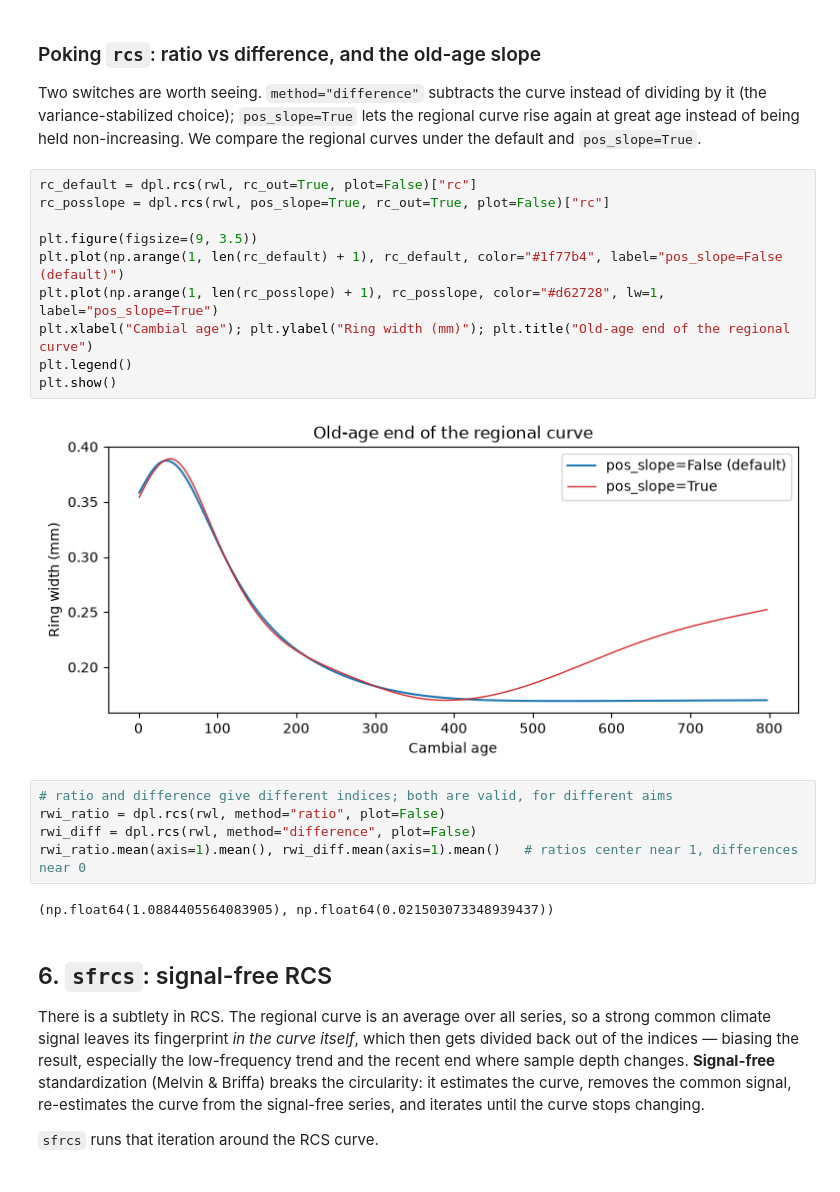
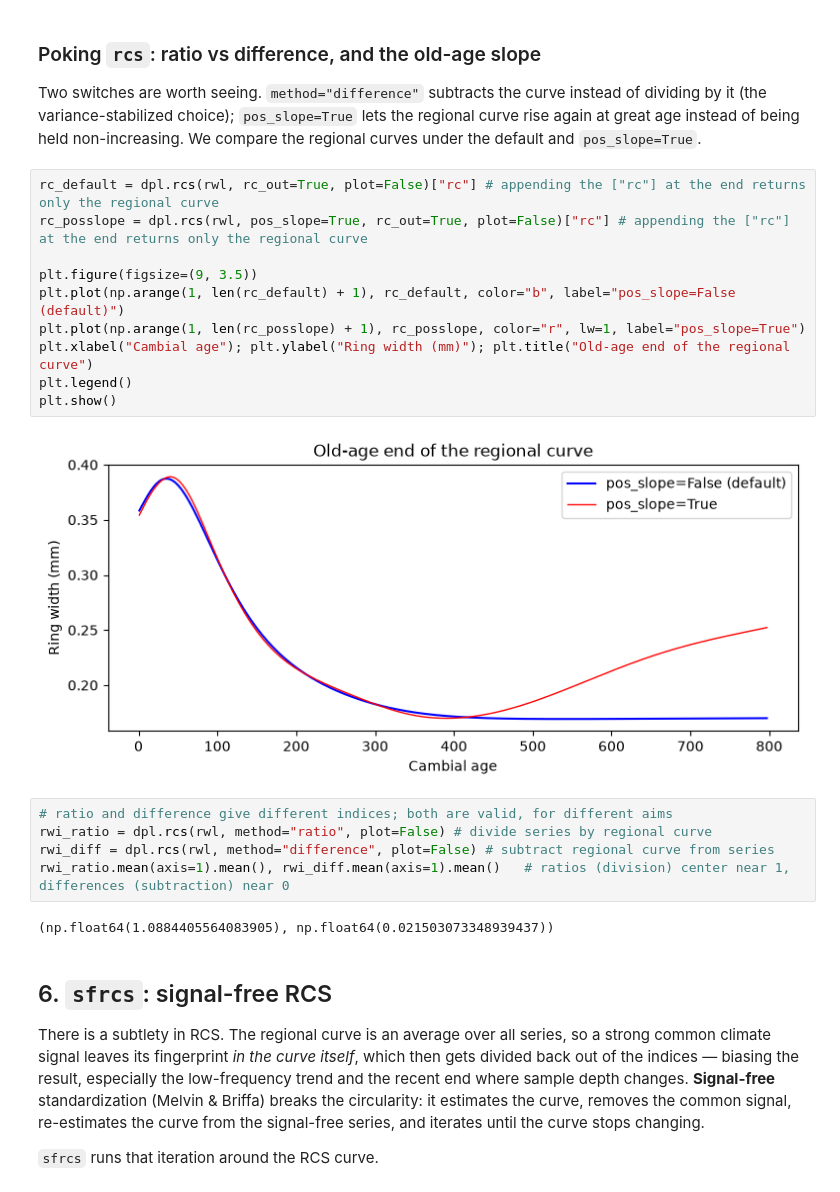
Before and after one commit to OpenDendro/dplPy, a Jupyter notebook: notebooks/rcs_demonstration.ipynb, the cells around one changed output. Drawn from its saved outputs; the diff is of its cells as text.

```diff
--- a/notebooks/rcs_demonstration.ipynb
+++ b/notebooks/rcs_demonstration.ipynb
@@ -145,22 +152,22 @@ dividing by it (the variance-stabilized choice); `pos_slope=True` lets the regio
 curve rise again at great age instead of being held non-increasing. We compare the
 regional curves under the default and `pos_slope=True`.
 # %%
-rc_default = dpl.rcs(rwl, rc_out=True, plot=False)["rc"]
-rc_posslope = dpl.rcs(rwl, pos_slope=True, rc_out=True, plot=False)["rc"]
+rc_default = dpl.rcs(rwl, rc_out=True, plot=False)["rc"] # appending the ["rc"] at the end returns only the regional curve
+rc_posslope = dpl.rcs(rwl, pos_slope=True, rc_out=True, plot=False)["rc"] # appending the ["rc"] at the end returns only the regional curve
 
 plt.figure(figsize=(9, 3.5))
-plt.plot(np.arange(1, len(rc_default) + 1), rc_default, color="#1f77b4", label="pos_slope=False (default)")
-plt.plot(np.arange(1, len(rc_posslope) + 1), rc_posslope, color="#d62728", lw=1, label="pos_slope=True")
+plt.plot(np.arange(1, len(rc_default) + 1), rc_default, color="b", label="pos_slope=False (default)")
+plt.plot(np.arange(1, len(rc_posslope) + 1), rc_posslope, color="r", lw=1, label="pos_slope=True")
 plt.xlabel("Cambial age"); plt.ylabel("Ring width (mm)"); plt.title("Old-age end of the regional curve")
 plt.legend()
 plt.show()
 # %% [output]
-[figure, old version]
+[figure, new version]
 # %%
 # ratio and difference give different indices; both are valid, for different aims
-rwi_ratio = dpl.rcs(rwl, method="ratio", plot=False)
-rwi_diff = dpl.rcs(rwl, method="difference", plot=False)
-rwi_ratio.mean(axis=1).mean(), rwi_diff.mean(axis=1).mean()   # ratios center near 1, differences near 0
+rwi_ratio = dpl.rcs(rwl, method="ratio", plot=False) # divide series by regional curve
+rwi_diff = dpl.rcs(rwl, method="difference", plot=False) # subtract regional curve from series
+rwi_ratio.mean(axis=1).mean(), rwi_diff.mean(axis=1).mean()   # ratios (division) center near 1, differences (subtraction) near 0
 # %% [output]
 (np.float64(1.0884405564083905), np.float64(0.021503073348939437))
 # %% [markdown]
```
Also changed, not shown: parts of 10 cells of this notebook, 1 other file.
